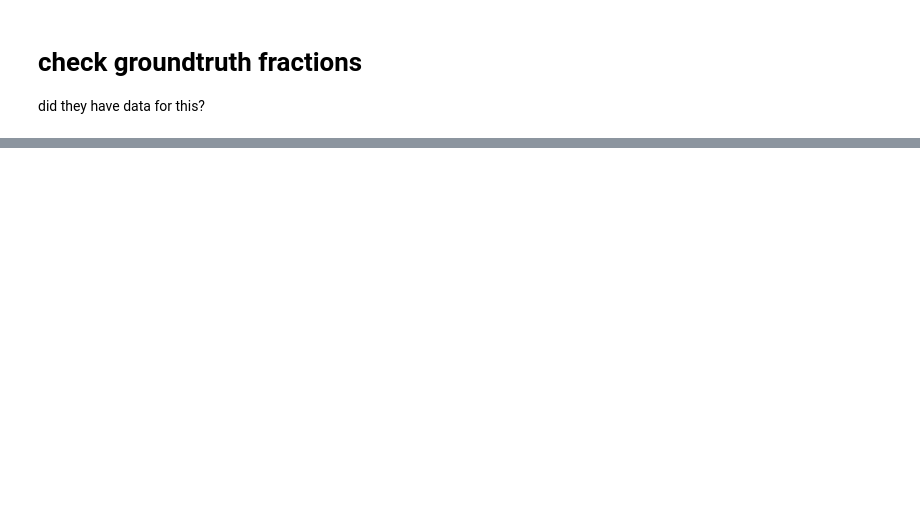
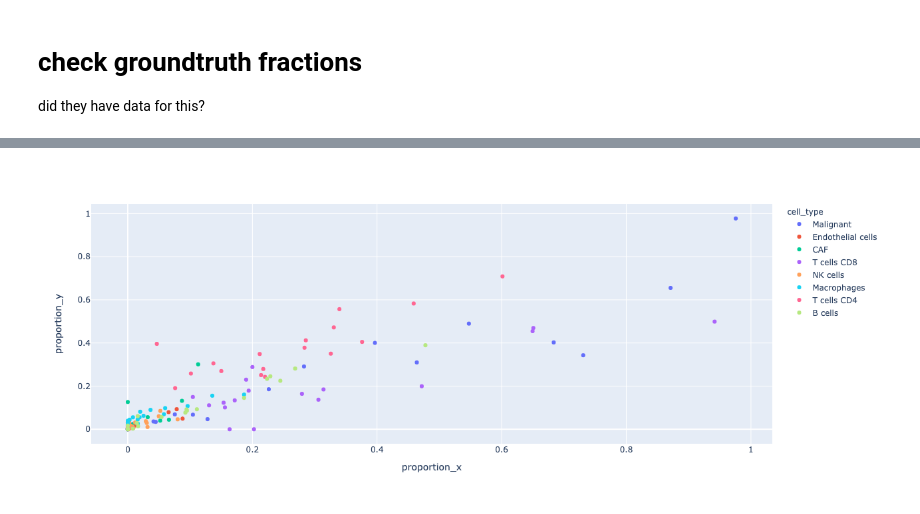
Before and after one commit to davidliu-lab/deconv, a Jupyter notebook: Tut 1 - melanoma tirosh.ipynb, the cells around one changed output, grey strips where cells are left out. Drawn from its saved outputs; the diff is of its cells as text; code cells hidden in the pictures; blank space fills up the shorter version.

Commit message:
Add Derek's single cell data to Tirosh csx demo

```diff
--- a/Tut 1 - melanoma tirosh.ipynb
+++ b/Tut 1 - melanoma tirosh.ipynb
@@ -194,0 +417,9 @@ px.scatter(inferred_and_truth.values)
+# %%
+px.scatter(
+    data_frame=inferred_and_truth.reset_index(),
+    x="proportion_x",
+    y="proportion_y",
+    color="cell_type"
+)
+# %% [output]
+[figure, added]
```
Also changed, not shown: parts of 26 cells of this notebook.
